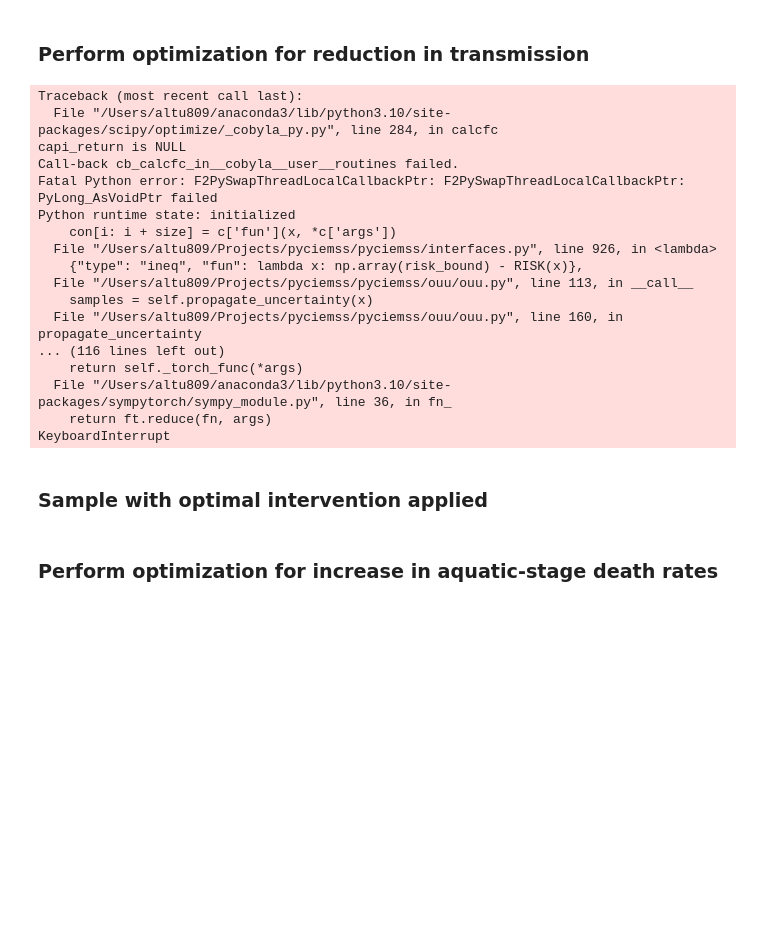
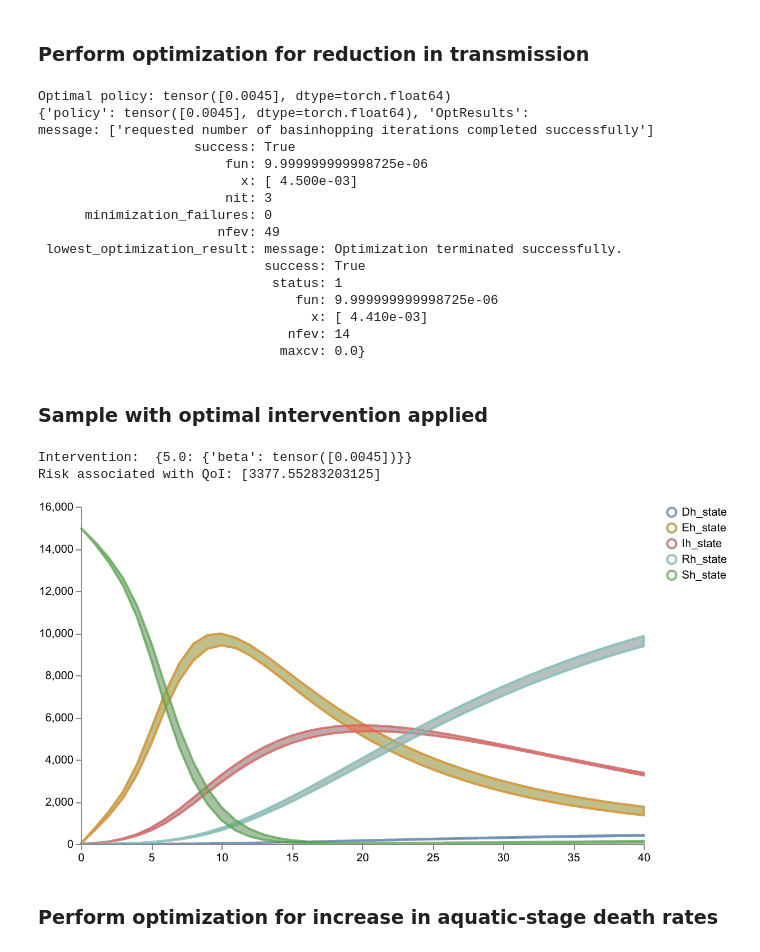
Before and after one commit to sabinala/pyciemss, a Jupyter notebook: docs/source/Malaria-model.ipynb, the cells around one changed output. Saved outputs shown, nothing was run; the diff lists cells and outputs as text; code cells hidden in the pictures; blank space fills up the shorter version.

Commit message:
optimization

```diff
--- a/docs/source/Malaria-model.ipynb
+++ b/docs/source/Malaria-model.ipynb
@@ -695,7 +688,7 @@ plots.ipy_display(schema, dpi=150)
 # %%
 from pyciemss.ouu.qoi import obs_max_qoi, obs_nday_average_qoi
 
-num_samples_ouu = 100 # controls accuracy of risk estimation in each optimization iteration
+num_samples_ouu = 10 # controls accuracy of risk estimation in each optimization iteration
 maxiter = 3 # maximum number of restarts of local convex optimizer leading to maxiter + 1 local optimizations
 maxfeval = 30 # maximum number of function evaluations in each instance of local convex optimization
 # %% [markdown]
@@ -705,16 +698,16 @@ maxfeval = 30 # maximum number of function evaluations in each instance of local
 observed_params = ["Ih_state"]
 intervention_time = [torch.tensor(5.0)]
 intervened_params = ["beta"]
-current_param_value = 0.0045
+current_param_value = 0.0044
 initial_guess_interventions = 0.002
-bounds_interventions = [[0.001], [0.003]]
+bounds_interventions = [[0.0001], [0.0045]]
 static_parameter_interventions = param_value_objective(
     param_name = intervened_params,
     param_value = [lambda x: torch.tensor(x)],
     start_time = intervention_time,
 )
 
-risk_bound = 2000.0
+risk_bound = 5000.0
 qoi = lambda y: obs_nday_average_qoi(y, observed_params, 5)
 objfun = lambda x: np.abs(current_param_value - x)
 
@@ -739,47 +732,50 @@ opt_result1 = pyciemss.optimize(
 print(f'Optimal policy:', opt_result1["policy"])
 print(opt_result1)
 # %% [output]
-Traceback (most recent call last):
-  File "/Users/altu809/anaconda3/lib/python3.10/site-packages/scipy/optimize/_cobyla_py.py", line 284, in calcfc
-capi_return is NULL
-Call-back cb_calcfc_in__cobyla__user__routines failed.
-Fatal Python error: F2PySwapThreadLocalCallbackPtr: F2PySwapThreadLocalCallbackPtr: PyLong_AsVoidPtr failed
-Python runtime state: initialized
-    con[i: i + size] = c['fun'](x, *c['args'])
-  File "/Users/altu809/Projects/pyciemss/pyciemss/interfaces.py", line 926, in <lambda>
-    {"type": "ineq", "fun": lambda x: np.array(risk_bound) - RISK(x)},
-  File "/Users/altu809/Projects/pyciemss/pyciemss/ouu/ouu.py", line 113, in __call__
-    samples = self.propagate_uncertainty(x)
-  File "/Users/altu809/Projects/pyciemss/pyciemss/ouu/ouu.py", line 160, in propagate_uncertainty
-... (116 lines left out)
-    return self._torch_func(*args)
-  File "/Users/altu809/anaconda3/lib/python3.10/site-packages/sympytorch/sympy_module.py", line 36, in fn_
-    return ft.reduce(fn, args)
-KeyboardInterrupt
+Optimal policy: tensor([0.0045], dtype=torch.float64)
+{'policy': tensor([0.0045], dtype=torch.float64), 'OptResults':                     message: ['requested number of basinhopping iterations completed successfully']
+                    success: True
+                        fun: 9.999999999998725e-06
+                          x: [ 4.500e-03]
+                        nit: 3
+      minimization_failures: 0
+                       nfev: 49
+ lowest_optimization_result: message: Optimization terminated successfully.
+                             success: True
+                              status: 1
+                                 fun: 9.999999999998725e-06
+                                   x: [ 4.410e-03]
+                                nfev: 14
+                               maxcv: 0.0}
 # %% [markdown]
 ### Sample with optimal intervention applied
 # %%
 print("Intervention: ", static_parameter_interventions(opt_result1["policy"]))
 
 opt_intervention_result1 = pyciemss.sample(
     model,
     end_time,
     logging_step_size,
     num_samples,
     start_time=start_time,
+    inferred_parameters=parameter_estimates2,
     static_parameter_interventions=static_parameter_interventions(opt_result1["policy"]),
 )
 
 # display(result1["data"])
 print("Risk associated with QoI:", opt_intervention_result1["risk"][observed_params[0]]["risk"])
 
 # Plot results for human states
 schema = plots.trajectories(
     opt_intervention_result1["data"],
     keep=".*h_state",
 )
 plots.save_schema(schema, "_schema.json")
 plots.ipy_display(schema, dpi=150)
+# %% [output]
+Intervention:  {5.0: {'beta': tensor([0.0045])}}
+Risk associated with QoI: [3377.55283203125]
+[figure, added]
 # %% [markdown]
 ### Perform optimization for increase in aquatic-stage death rates
 # %%
```
Also changed, not shown: parts of 20 cells of this notebook, 6 other files.
